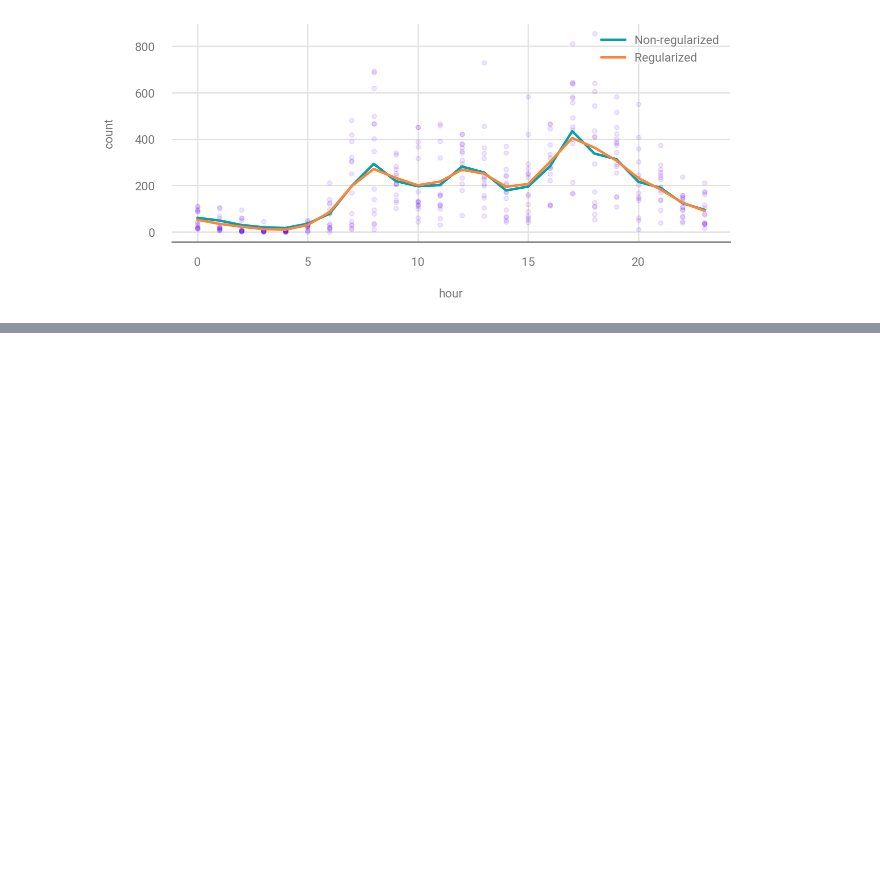
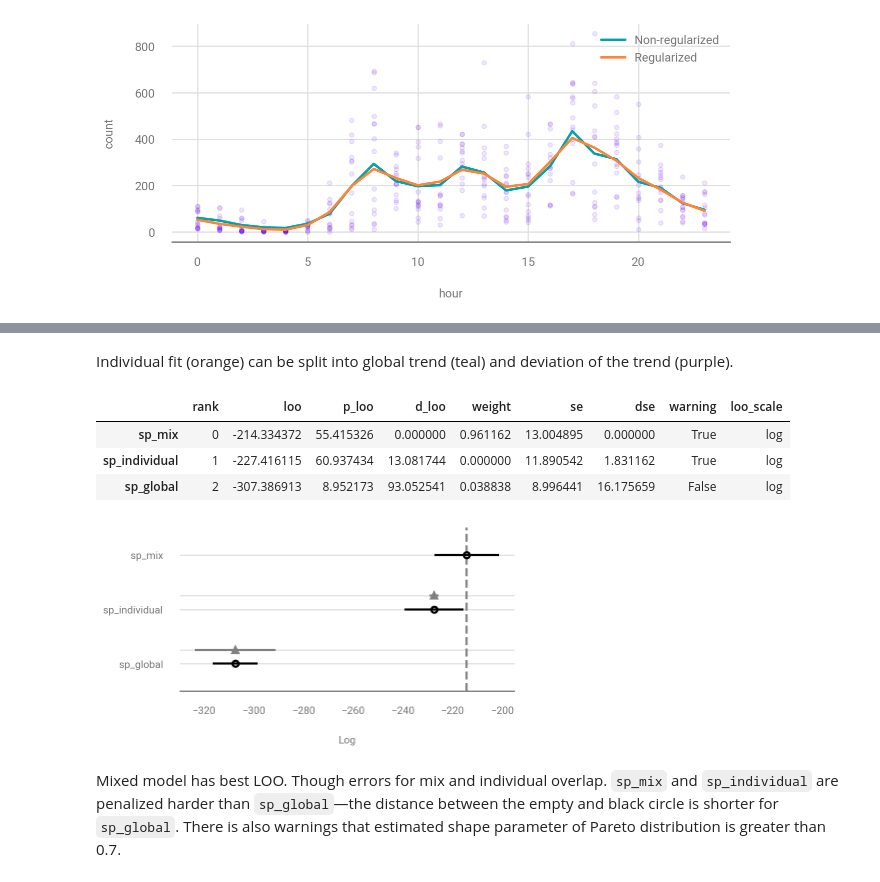
Before and after one commit to paw-lu/bayesian-modeling-computation-python, a Jupyter notebook: notebooks/5_splines.ipynb, the cells around one changed output, grey strips where cells are left out. Cells and saved outputs as stored; diff of their text form; code cells hidden in the pictures; blank space fills up the shorter version.

```diff
--- a/notebooks/5_splines.ipynb
+++ b/notebooks/5_splines.ipynb
@@ -487,0 +647,28 @@ Sampling 4 chains for 1_000 tune and 1_000 draw iterations (4_000 + 4_000 draws
+# %% [markdown]
+Individual fit (orange)
+can be split into global trend (teal)
+and deviation of the trend (purple).
+# %%
+cmp = az.compare(
+    {
+        "sp_global": idata_sp_global,
+        "sp_individual": idata_sp_individual,
+        "sp_mix": idata_sp_mix,
+    }
+)
+cmp
+# %% [output]
+|  | rank | loo | p_loo | d_loo | weight | se | dse | warning | loo_scale |
+| sp_mix | 0 | -214.334372 | 55.415326 | 0.000000 | 0.961162 | 13.004895 | 0.000000 | True | log |
+| sp_individual | 1 | -227.416115 | 60.937434 | 13.081744 | 0.000000 | 11.890542 | 1.831162 | True | log |
+| sp_global | 2 | -307.386913 | 8.952173 | 93.052541 | 0.038838 | 8.996441 | 16.175659 | False | log |
+# %%
+az.plot_compare(cmp, insample_dev=False);
+# %% [output]
+[figure, added]
+# %% [markdown]
+Mixed model has best LOO.
+Though errors for mix and individual overlap.
+`sp_mix` and `sp_individual` are penalized harder than `sp_global`—the
+distance between the empty and black circle is shorter for `sp_global`.
+There is also warnings that estimated shape parameter of Pareto distribution is greater than 0.7.
```
Also changed, not shown: parts of 10 cells of this notebook, 1 other file.
